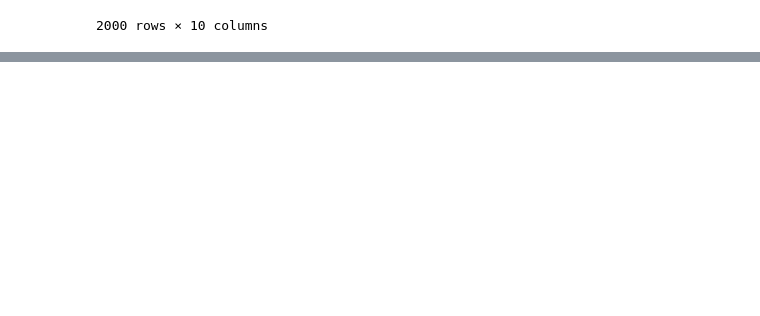
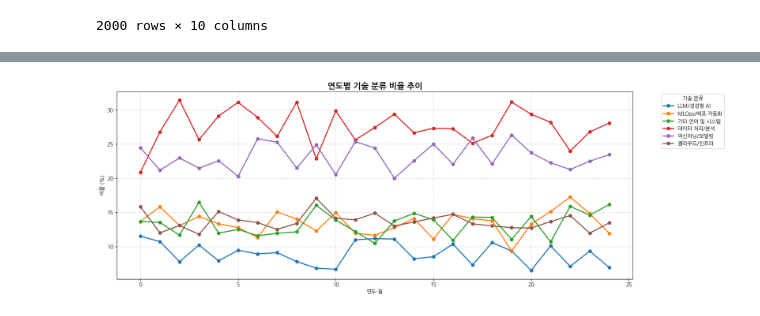
Before and after one commit to kimhyojoong83/project_ai_job, a Jupyter notebook: ai_job.ipynb, the cells around one changed output, grey strips where cells are left out. Cells and saved outputs as stored; diff of their text form; code cells hidden in the pictures; blank space fills up the shorter version.

```diff
--- a/ai_job.ipynb
+++ b/ai_job.ipynb
@@ -110,0 +136,90 @@ plt.show()
+# %%
+# -------------------------------
+#  데이터 불러오기 및 전처리
+# -------------------------------
+# df = pd.read_csv("/content/ai_job_market.csv")  # 코랩 기준
+
+
+# 연도 추출
+df['year'] = df['posted_date'].str[:4]
+df['year_month'] = pd.to_datetime(df['posted_date']).dt.to_period('M').astype(str)
+
+# tools_preferred 분리 및 확장
+df['skills_required'] = df['skills_required'].apply(lambda x: [t.strip() for t in x.split(',')])
+df_exploded = df.explode('skills_required')
+
+# -------------------------------
+#  기술 분류 매핑
+# -------------------------------
+category_map = {
+    # 머신러닝 / 모델링
+    "Scikit-learn": "머신러닝/모델링",
+    "TensorFlow": "머신러닝/모델링",
+    "PyTorch": "머신러닝/모델링",
+    "Keras": "머신러닝/모델링",
+    "Reinforcement Learning": "머신러닝/모델링",
+
+    # 데이터 처리 / 분석
+    "Pandas": "데이터 처리/분석",
+    "NumPy": "데이터 처리/분석",
+    "SQL": "데이터 처리/분석",
+    "Excel": "데이터 처리/분석",
+    "Power BI": "데이터 처리/분석",
+    "R": "데이터 처리/분석",
+
+    # 클라우드 / 인프라
+    "AWS": "클라우드/인프라",
+    "GCP": "클라우드/인프라",
+    "Azure": "클라우드/인프라",
+    "BigQuery": "클라우드/인프라",
+    "KDB+": "클라우드/인프라",
+
+    # MLOps / 배포 자동화
+    "MLflow": "MLOps/배포 자동화",
+    "Docker": "MLOps/배포 자동화",
+    "FastAPI": "MLOps/배포 자동화",
+    "Flask": "MLOps/배포 자동화",
+
+    # LLM / 생성형 AI
+    "LangChain": "LLM/생성형 AI",
+    "Hugging Face": "LLM/생성형 AI",
+
+    # 기타 언어 및 시스템
+    "C++": "기타 언어 및 시스템",
+    "CUDA": "기타 언어 및 시스템",
+    "Python": "기타 언어 및 시스템"
+}
+
+df_exploded['category'] = df_exploded['skills_required'].map(category_map)
+df_exploded = df_exploded.dropna(subset=['category'])
+
+# -------------------------------
+#  연도-월별 카테고리 비율 계산
+# -------------------------------
+pivot_data = (
+    df_exploded.groupby(['year_month', 'category'])
+    .size()
+    .groupby(level=0)
+    .apply(lambda x: x / x.sum() * 100)
+    .unstack(fill_value=0)
+)
+pivot_data = pivot_data.reset_index(drop=True)
+
+
+
+# -------------------------------
+#  꺾은선 그래프 시각화
+# -------------------------------
+plt.figure(figsize=(17, 6))
+for col in pivot_data.columns:
+    plt.plot(pivot_data.index, pivot_data[col], marker='o', linewidth=2, label=col)
+
+plt.title("연도별 기술 분류 비율 추이", fontsize=16, weight='bold')
+plt.xlabel("연도-월")
+plt.ylabel("비율 (%)")
+plt.grid(True, linestyle='--', alpha=0.5)
+plt.legend(title="기술 분류", bbox_to_anchor=(1.05, 1), loc='upper left')
+plt.tight_layout()
+plt.show()
+# %% [output]
+[figure, added]
```
Also changed, not shown: parts of 6 cells of this notebook, 1 other file.
